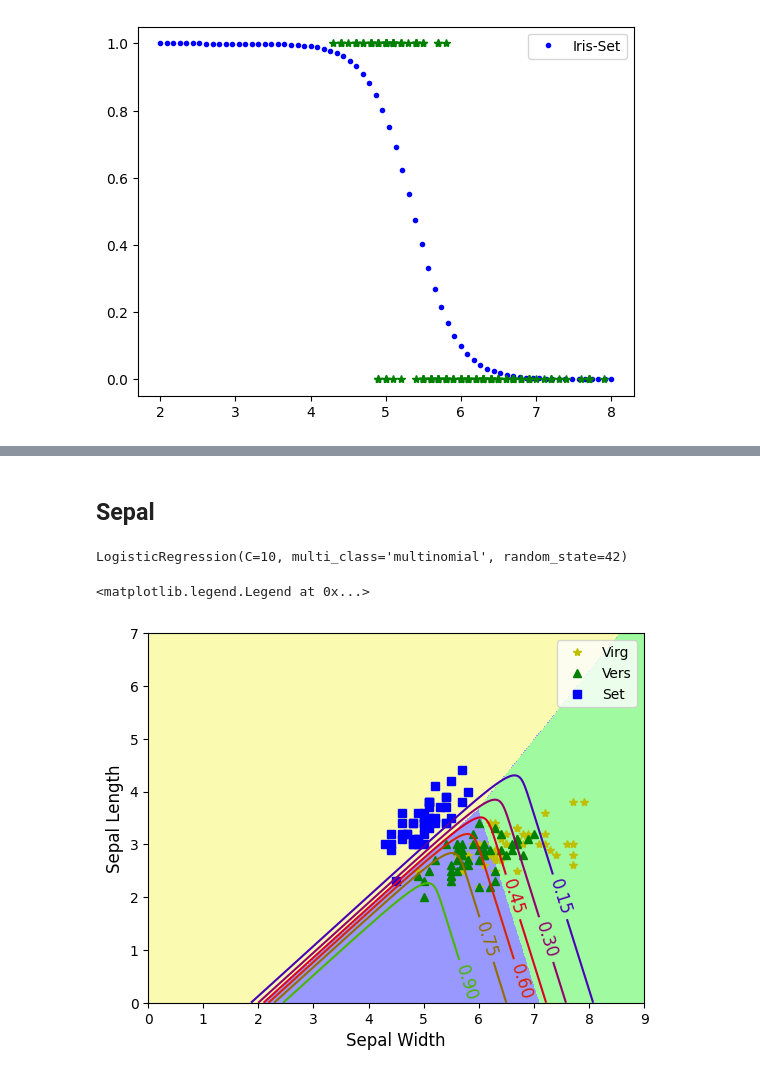
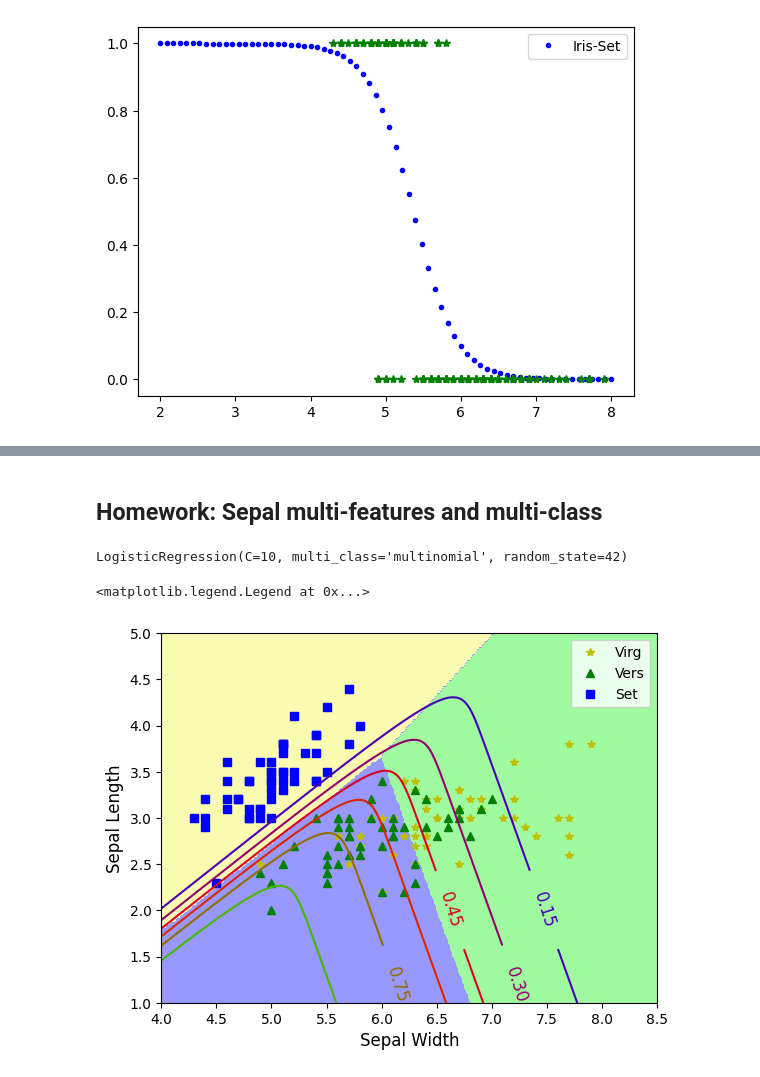
Before and after one commit to ITM-AI/2-logistic-regression, a Jupyter notebook: logistic-regressor.ipynb, the cells around one changed output, grey strips where cells are left out. Saved outputs shown, nothing was run; the diff lists cells and outputs as text; code cells hidden in the pictures.

```diff
--- a/logistic-regressor.ipynb
+++ b/logistic-regressor.ipynb
@@ -277,5 +222,5 @@ plt.legend()
 # %% [markdown]
-## Sepal
+## Homework: Sepal multi-features and multi-class
 # %%
 X=iris.data[:,0:2]
 y=iris.target
@@ -301,16 +246,16 @@ zz1=yPred[:,1].reshape(x0.shape)
 # %%
 from matplotlib.colors import ListedColormap
 plt.plot(X[y==2,0], X[y==2,1],'y*', label='Virg')
 plt.plot(X[y==1,0], X[y==1,1],'g^', label='Vers')
 plt.plot(X[y==0,0], X[y==0,1],'bs', label='Set')
 contour=plt.contour(x0,x1,zz1, cmap=plt.cm.brg)
 ccmap=ListedColormap(['#fafab0', '#9898ff', '#a0faa0'])
 plt.contourf(x0,x1,zz,cmap=ccmap)
 plt.clabel(contour, inline=1,fontsize=12)
 plt.xlabel('Sepal Width', fontsize=12)
 plt.ylabel('Sepal Length', fontsize=12)
-#plt.axis([0,7,0,3.5])
+plt.axis([4,8.5,1,5])
 plt.legend()
 # %% [output]
 <matplotlib.legend.Legend at 0x...>
-[figure, old version]
+[figure, new version]
```
Also changed, not shown: parts of 18 cells of this notebook.
